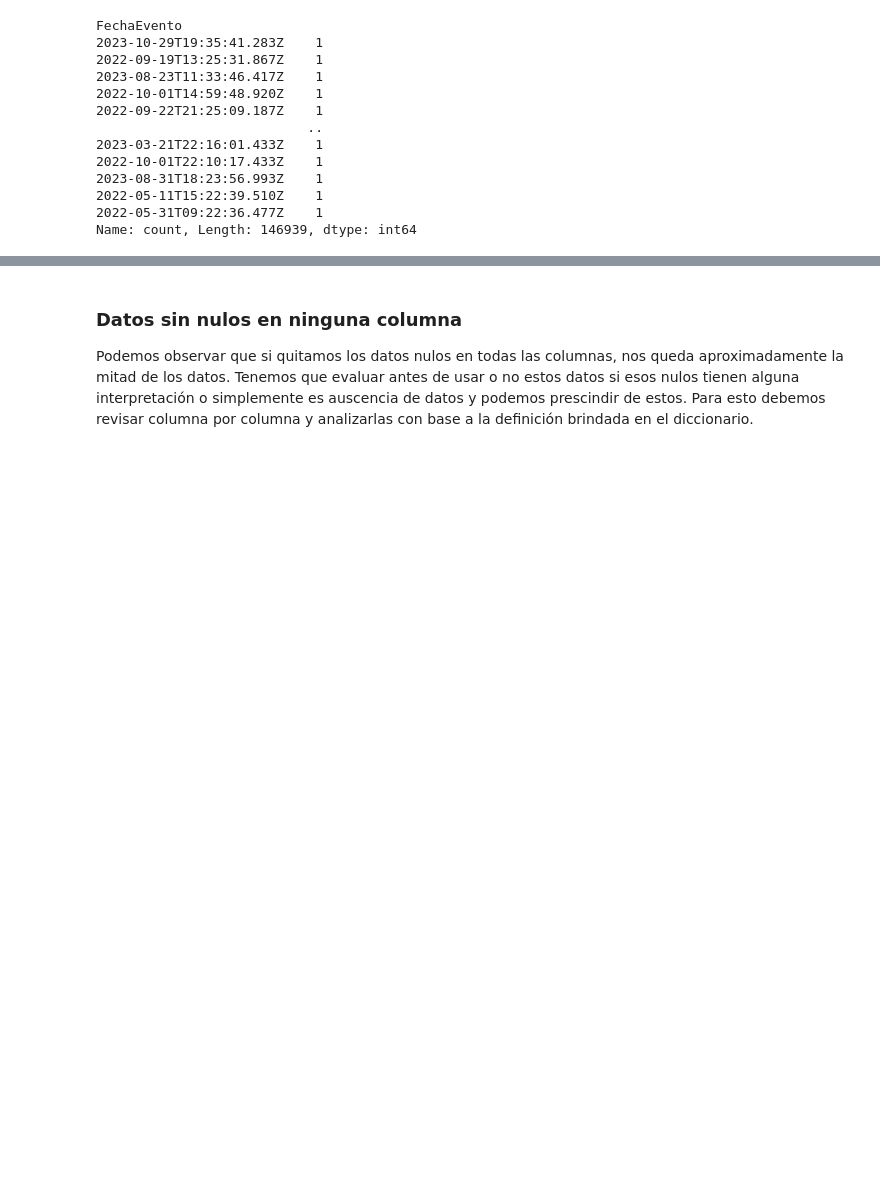
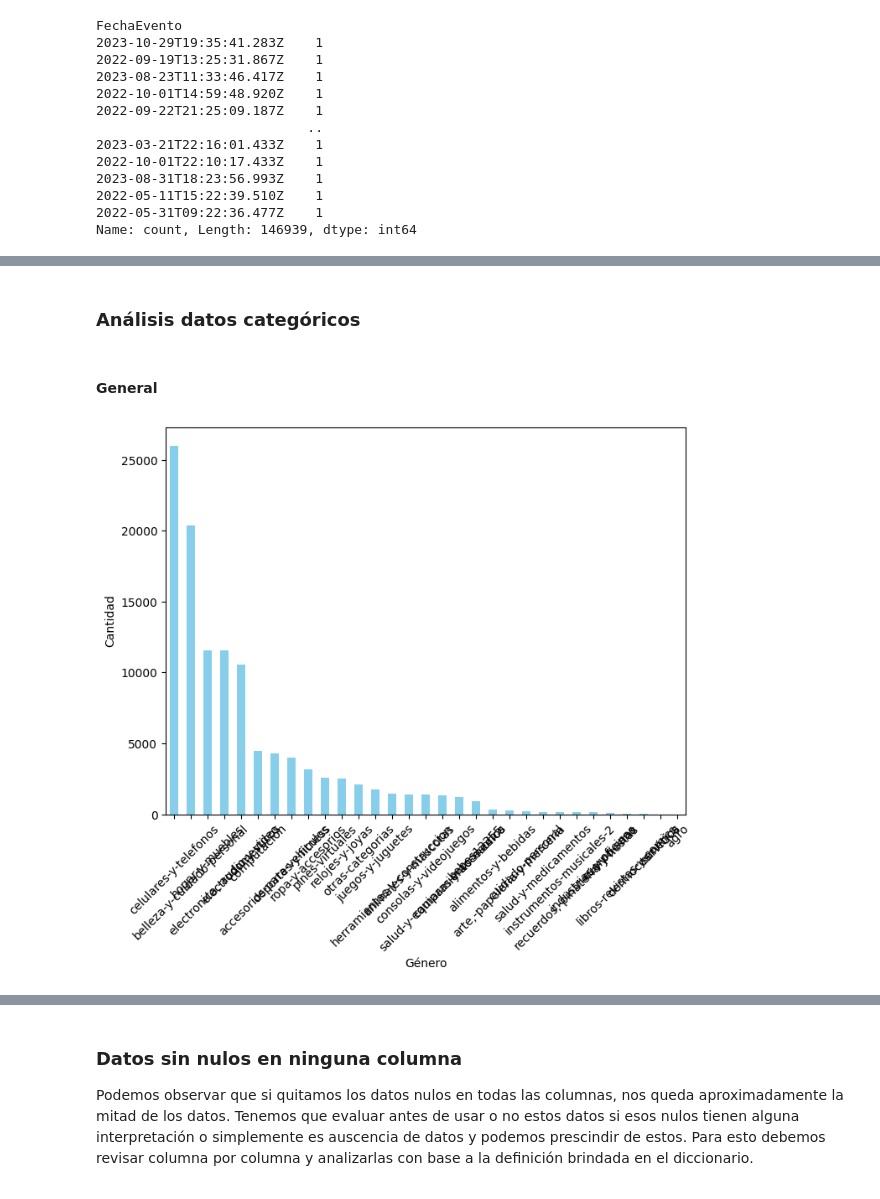
Before and after one commit to Mathnalytics17/TestKeraunos, a Jupyter notebook: ETL.ipynb, the cells around one changed output, grey strips where cells are left out. Saved outputs shown, nothing was run; the diff lists cells and outputs as text; code cells hidden in the pictures; blank space fills up the shorter version.

```diff
--- a/ETL.ipynb
+++ b/ETL.ipynb
@@ -203,0 +540,18 @@ Name: count, Length: 146939, dtype: int64
+# %% [markdown]
+### Análisis datos categóricos
+# %% [markdown]
+#### General
+# %%
+
+genero_counts = df['CategoriaPrincipalCredito'].value_counts()
+
+# Crear el gráfico
+plt.figure(figsize=(8, 6))
+genero_counts.plot(kind='bar', color='skyblue')
+
+plt.xlabel('Género')
+plt.ylabel('Cantidad')
+plt.xticks(rotation=45)
+plt.show()
+# %% [output]
+[figure, added]
```
Also changed, not shown: parts of 73 cells of this notebook, 1 other file.
